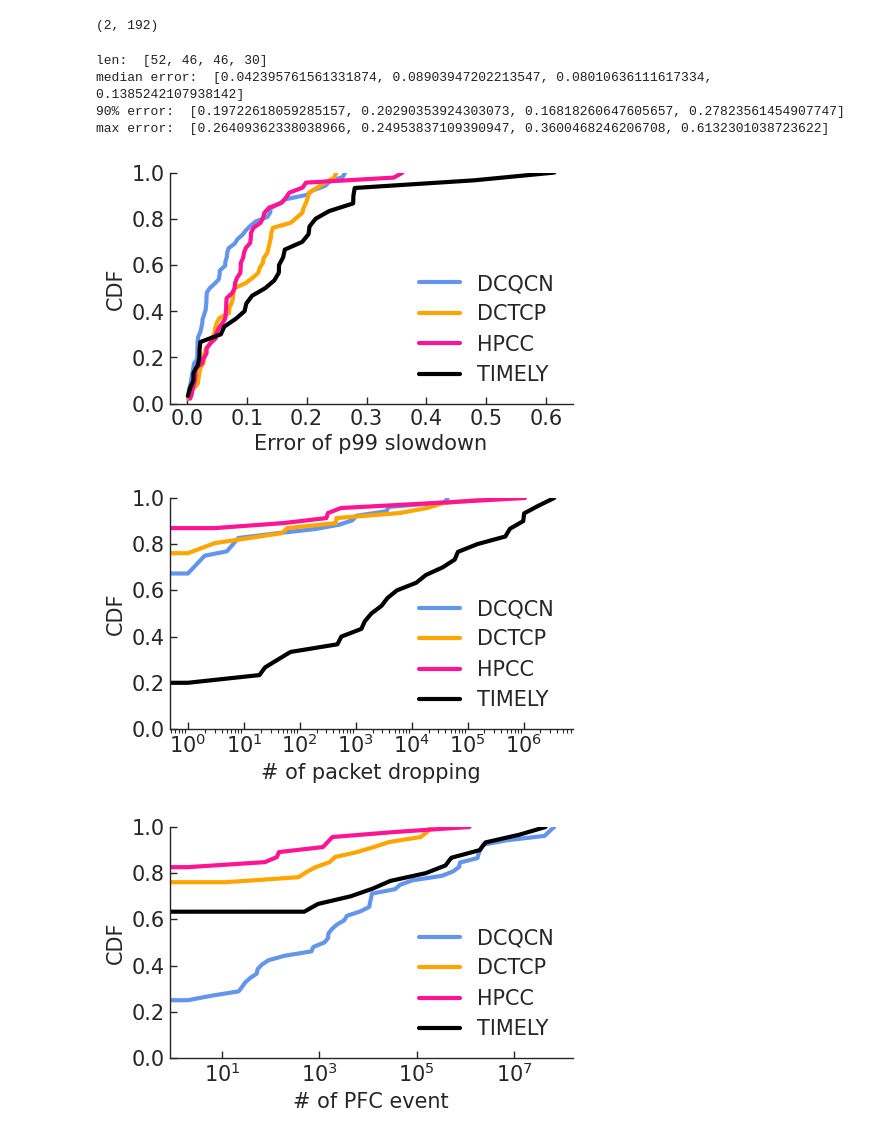
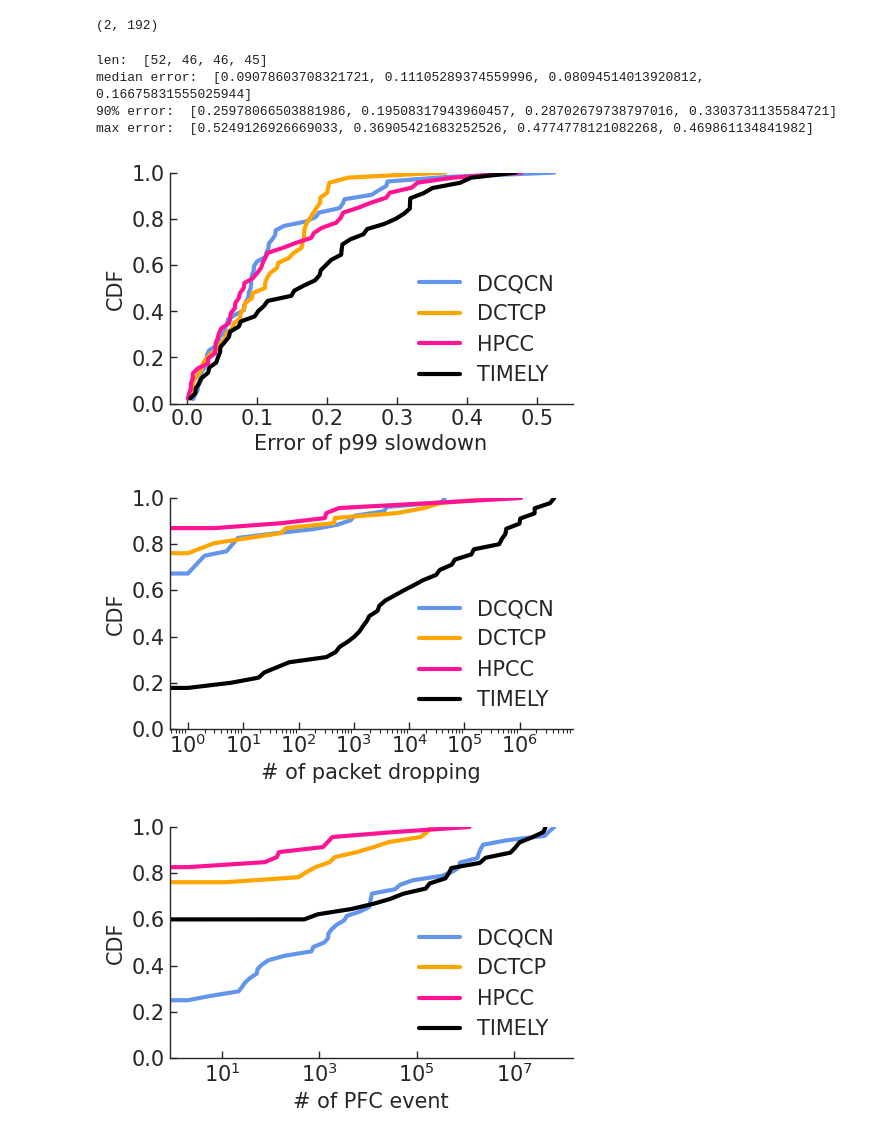
Before and after one commit to uw-polestar/parsimon-eval, a Jupyter notebook: expts/fig_8/analysis/main_counterfactual.ipynb, the cells around one changed output. Saved outputs shown, nothing was run; the diff lists cells and outputs as text; code cells hidden in the pictures.

```diff
--- a/expts/fig_8/analysis/main_counterfactual.ipynb
+++ b/expts/fig_8/analysis/main_counterfactual.ipynb
@@ -23,7 +23,7 @@ NR_PATHS_SAMPLED=500
 NR_INTEPOLATE=100
 N_FLOWS=NR_PATHS_SAMPLED*NR_INTEPOLATE*4
 shard_seed=1
-mlsys_dir_list=["mlsys_e426_s1"]
+mlsys_dir_list=[f"mlsys_s{shard_seed}"]
 legend_list=['ns3-config','pmn-m',"mlsys"]
 res=[]
 for mlsys_dir_idx,mlsys_dir in enumerate(mlsys_dir_list):
@@ -40,7 +40,7 @@ for mlsys_dir_idx,mlsys_dir in enumerate(mlsys_dir_list):
                 continue
 
             res_tmp=[]
-            df_pmn_m = pd.read_csv(f'{mix_dir}/{legend_list[1]}/records.csv')
+            df_pmn_m = pd.read_csv(f'{mix_dir}/{legend_list[1]}_s{shard_seed}/records.csv')
 
             n_freq_list=[]
             n_flows_in_f_list=[]
@@ -227,7 +227,7 @@ for mix in mixes:
         mask.append(False)
 mask=np.array(mask)
 
-mlsys_dir_list=["mlsys_e426_s1_p500_l100_t1"]
+mlsys_dir_list=["mlsys_s1_p500_l100_t1"]
 legend_list=['ns3',"mlsys"]
 res=[]
 for mlsys_dir_idx,mlsys_dir in enumerate(mlsys_dir_list):
@@ -309,7 +309,6 @@ for mix_id in range(len(mixes)):
         continue
     mix=mixes[mix_id]
     cc=mix['cc']
-    if mix["cc"]=="timely" and float(mix["param_1"])>60: continue
     val_key=cc_legend_dict[mix["cc"]]
 
     lines_pkt_dropping=0
@@ -321,37 +320,37 @@ for mix_id in range(len(mixes)):
     with open(f"../data/{mix_id}/ns3-config/1/pfc_topology_flows_{cc_dict[cc]}.txt", 'r') as file:
         lines_pfc = file.readlines()
 
     traffic_dict[val_key].append(mix_id)
     n_events_dict[val_key].append([lines_pkt_dropping,len(lines_pfc)])
 traffic_dict = dict(sorted(traffic_dict.items()))
 n_events_dict = dict(sorted(n_events_dict.items()))
 
 error_abs=[]
 for i in range(1,len(res)):
     error_abs.append(np.abs(res[i]-res[0])/res[0])
 plot_data=[np.array([error_abs[0][i] for i in traffic_dict[key]]) for key in traffic_dict]
 plot_cdf(plot_data,'figs/counterfactual_cdf_cc.pdf',list(traffic_dict.keys()),'Error of p99 slowdown',legend_font=15,group_size=len(traffic_dict),loc=4,rotate_xaxis=False)
 print("len: ", [len(plot_data[i]) for i in range(len(plot_data))])
 print("median error: ", [np.median(plot_data[i]) for i in range(len(plot_data))])
 print("90% error: ", [np.percentile(plot_data[i],90) for i in range(len(plot_data))])
 print("max error: ", [np.max(plot_data[i]) for i in range(len(plot_data))])
 
 plot_data=[np.array([x[0] for x in n_events_dict[key]])  for key in n_events_dict]
 plot_cdf(plot_data,None,list(n_events_dict.keys()),'# of packet dropping',legend_font=15,group_size=len(n_events_dict),loc=4,rotate_xaxis=False,log_switch=True)
 
 plot_data=[np.array([x[1] for x in n_events_dict[key]])  for key in n_events_dict]
 plot_cdf(plot_data,None,list(n_events_dict.keys()),'# of PFC event',legend_font=15,group_size=len(n_events_dict),loc=4,rotate_xaxis=False,log_switch=True)
 
 error_real=[]
 for i in range(1,len(res)):
     error_real.append((res[i]-res[0])/res[0])
 plot_data=[np.array([error_real[0][i] for i in traffic_dict[key]]) for key in traffic_dict]
 plot_cdf(plot_data,None,list(traffic_dict.keys()),'P99 slowdown estimation error',legend_font=15,group_size=len(traffic_dict),loc=4,rotate_xaxis=False)
 # %% [output]
-len:  [52, 46, 46, 30]
-median error:  [0.042395761561331874, 0.08903947202213547, 0.08010636111617334, 0.1385242107938142]
-90% error:  [0.19722618059285157, 0.20290353924303073, 0.16818260647605657, 0.27823561454907747]
-max error:  [0.26409362338038966, 0.24953837109390947, 0.3600468246206708, 0.6132301038723622]
+len:  [52, 46, 46, 45]
+median error:  [0.09078603708321721, 0.11105289374559996, 0.08094514013920812, 0.16675831555025944]
+90% error:  [0.25978066503881986, 0.19508317943960457, 0.28702679738797016, 0.3303731135584721]
+max error:  [0.5249126926669033, 0.36905421683252526, 0.4774778121082268, 0.469861134841982]
-[figure, old version]
+[figure, new version]
-[figure, old version]
+[figure, new version]
-[figure, old version]
+[figure, new version]
```
Also changed, not shown: parts of 9 cells of this notebook, 52 other files.
